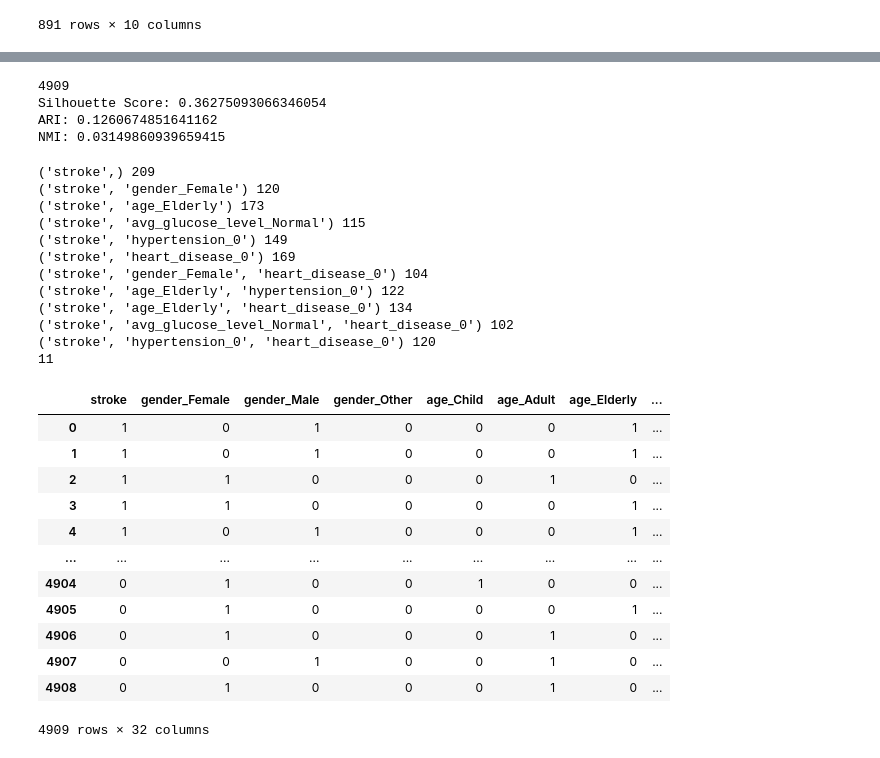
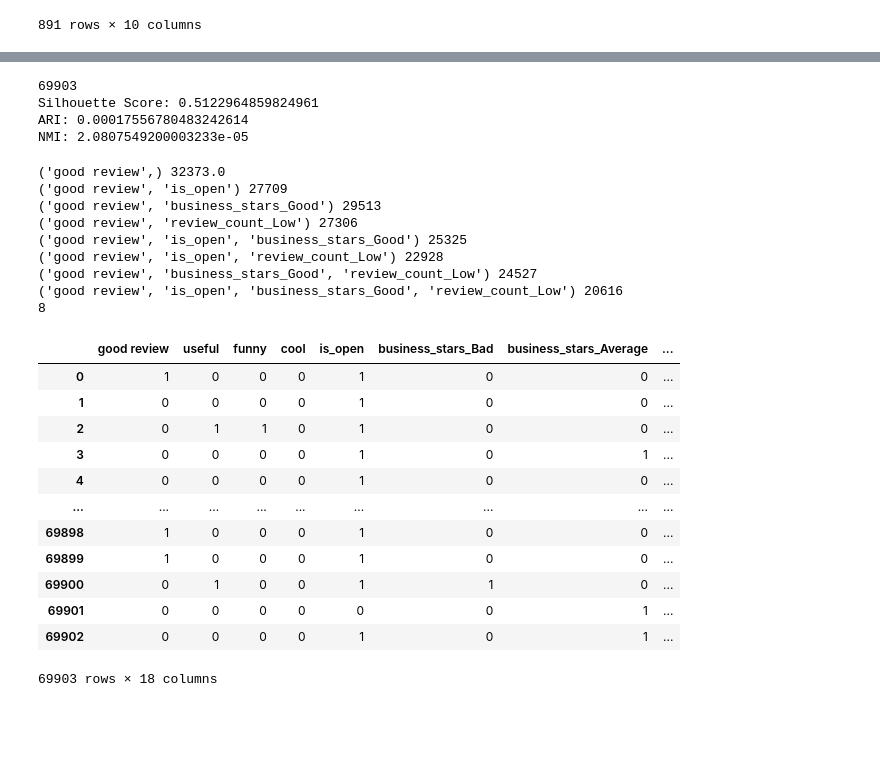
Before and after one commit to gtengwei/CZ4032-Data-Mining, a Jupyter notebook: agglomerative.ipynb, the cells around one changed output, grey strips where cells are left out. Cells and saved outputs as stored; diff of their text form; code cells hidden in the pictures; blank space fills up the shorter version.

```diff
--- a/agglomerative.ipynb
+++ b/agglomerative.ipynb
@@ -380,4 +379,5 @@ NMI: 1.0
 # %%
-df = pd.read_csv('dataset/healthcare/healthcare.csv')
+df = pd.read_csv('dataset/business/sliced_review_business_3.csv')
+df = df[df.columns[1:]]
 df
 # %% [output]
@@ -440,58 +399,54 @@ df.head()
 # %%
 # original dataset
-true_labels = df['stroke']
 agglomerative(df)
 # %% [output]
-4909
-Silhouette Score: 0.36275093066346054
-ARI: 0.1260674851641162
-NMI: 0.03149860939659415
+69903
+Silhouette Score: 0.5122964859824961
+ARI: 0.00017556780483242614
+NMI: 2.0807549200003233e-05
 # %%
 #Run apriori algo on healthcare dataset
-combined_freq_itemsets, rules = my_apriori(df, 100, 0.4, target='stroke')
+combined_freq_itemsets, rules = my_apriori(df, 10000, 0.4, target='good review')
 # %%
-# print frequent itemset
+# print the frequent itemset
 count = 0
 for key, value in combined_freq_itemsets.items():
-    if 'stroke' in key:
+    if 'good review' in key:
         print(key, value)
         count += 1
 print(count)
 # %% [output]
-('stroke',) 209
-('stroke', 'gender_Female') 120
-('stroke', 'age_Elderly') 173
-('stroke', 'avg_glucose_level_Normal') 115
-('stroke', 'hypertension_0') 149
-('stroke', 'heart_disease_0') 169
-('stroke', 'gender_Female', 'heart_disease_0') 104
-('stroke', 'age_Elderly', 'hypertension_0') 122
-('stroke', 'age_Elderly', 'heart_disease_0') 134
-('stroke', 'avg_glucose_level_Normal', 'heart_disease_0') 102
-('stroke', 'hypertension_0', 'heart_disease_0') 120
-11
+('good review',) 32373.0
+('good review', 'is_open') 27709
+('good review', 'business_stars_Good') 29513
+('good review', 'review_count_Low') 27306
+('good review', 'is_open', 'business_stars_Good') 25325
+('good review', 'is_open', 'review_count_Low') 22928
+('good review', 'business_stars_Good', 'review_count_Low') 24527
+('good review', 'is_open', 'business_stars_Good', 'review_count_Low') 20616
+8
 # %%
 # original dataset + frequent itemset
-frequent_stroke_df = df.copy()
+frequent_business_df = df.copy()
 for key in combined_freq_itemsets:
     # Create a new column with 1 if all specified columns in the combination are 1, and 0 otherwise
-    if 'stroke' in key:
+    if 'good review' in key:
         combo_name = '_'.join(key)  # Create a column name based on the combination
-        frequent_stroke_df[combo_name] = frequent_stroke_df[list(key)].all(axis=1).astype(int)
-frequent_stroke_df
+        frequent_business_df[combo_name] = frequent_business_df[list(key)].all(axis=1).astype(int)
+frequent_business_df
 # %% [output]
-|  | stroke | gender_Female | gender_Male | gender_Other | age_Child | age_Adult | age_Elderly | ... |
-| 0 | 1 | 0 | 1 | 0 | 0 | 0 | 1 | ... |
-| 1 | 1 | 0 | 1 | 0 | 0 | 0 | 1 | ... |
-| 2 | 1 | 1 | 0 | 0 | 0 | 1 | 0 | ... |
-| 3 | 1 | 1 | 0 | 0 | 0 | 0 | 1 | ... |
-| 4 | 1 | 0 | 1 | 0 | 0 | 0 | 1 | ... |
+|  | good review | useful | funny | cool | is_open | business_stars_Bad | business_stars_Average | ... |
+| 0 | 1 | 0 | 0 | 0 | 1 | 0 | 0 | ... |
+| 1 | 0 | 0 | 0 | 0 | 1 | 0 | 0 | ... |
+| 2 | 0 | 1 | 1 | 0 | 1 | 0 | 0 | ... |
+| 3 | 0 | 0 | 0 | 0 | 1 | 0 | 1 | ... |
+| 4 | 0 | 0 | 0 | 0 | 1 | 0 | 0 | ... |
 | ... | ... | ... | ... | ... | ... | ... | ... | ... |
-| 4904 | 0 | 1 | 0 | 0 | 1 | 0 | 0 | ... |
-| 4905 | 0 | 1 | 0 | 0 | 0 | 0 | 1 | ... |
-| 4906 | 0 | 1 | 0 | 0 | 0 | 1 | 0 | ... |
-| 4907 | 0 | 0 | 1 | 0 | 0 | 1 | 0 | ... |
-| 4908 | 0 | 1 | 0 | 0 | 0 | 1 | 0 | ... |
+| 69898 | 1 | 0 | 0 | 0 | 1 | 0 | 0 | ... |
+| 69899 | 1 | 0 | 0 | 0 | 1 | 0 | 0 | ... |
+| 69900 | 0 | 1 | 0 | 0 | 1 | 1 | 0 | ... |
+| 69901 | 0 | 0 | 0 | 0 | 0 | 0 | 1 | ... |
+| 69902 | 0 | 0 | 0 | 0 | 1 | 0 | 1 | ... |
-4909 rows × 32 columns
+69903 rows × 18 columns
 # %%
 # original dataset + frequent itemset
```
Also changed, not shown: parts of 14 cells of this notebook.
